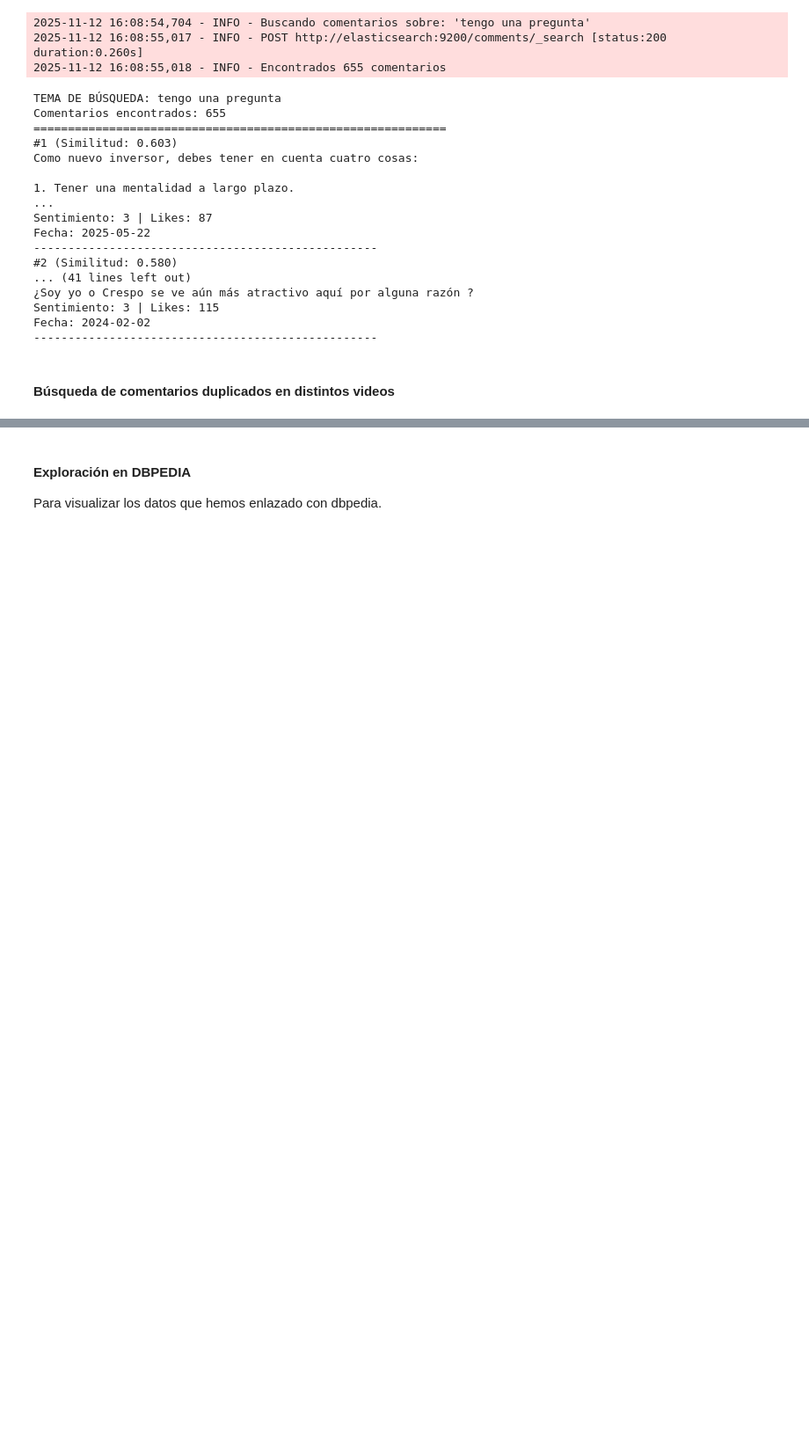
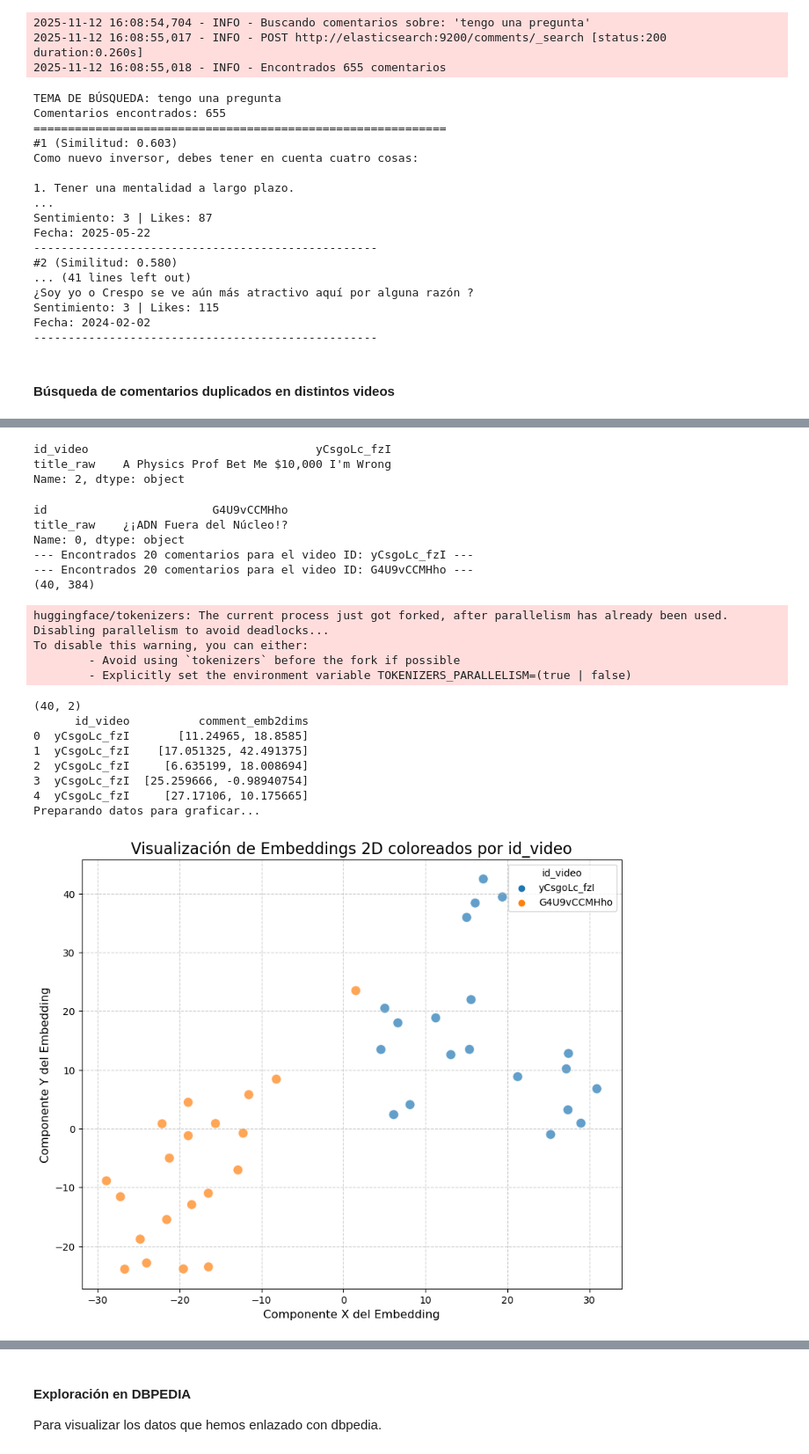
Before and after one commit to Mariogarber/Hackathon_GESTDB, a Jupyter notebook: results/Results.ipynb, the cells around one changed output, grey strips where cells are left out. Shown at 88% size. Cells and saved outputs as stored; diff of their text form; code cells hidden in the pictures; blank space fills up the shorter version.

```diff
--- a/results/Results.ipynb
+++ b/results/Results.ipynb
@@ -1235,0 +1290,15 @@ Successfully installed SPARQLWrapper-2.0.0 isodate-0.7.2 rdflib-7.4.0
+# %%
+def embedding_dimensionality_reduction(embeddings):
+    embs = np.array(embeddings)
+    print(embs.shape)
+    embs_2dims = TSNE(n_components=2, learning_rate='auto',
+                  init='random', perplexity=5).fit_transform(embs)
+    print(embs_2dims.shape)
+    return embs_2dims
+# %%
+def create_dataframe(video_comentarios_emb, video_comentarios_emb2dims):
+    data = []
+    key = list(video_comentarios_emb.keys())[0]
+    for emb in video_comentarios_emb2dims:
+        data.append({'id_video': key, 'comment_emb2dims': emb})
+    return pd.DataFrame(data)
@@ -1235,0 +1337,52 @@ Successfully installed SPARQLWrapper-2.0.0 isodate-0.7.2 rdflib-7.4.0
+# %%
+def compare_video_comments(es, video_iloc):
+    video1 = get_videos(es, size=1500).iloc[video_iloc]
+    print(video1)
+    video2 = video_mas_similar(video1['id_video']).iloc[0][['id','title_raw']]
+    print(video2)
+
+    video1_comments_embs = obtener_comentarios_por_video(es, video1['id_video'])
+    video2_comments_embs = obtener_comentarios_por_video(es, video2['id'])
+
+    n_comments1 = len(list(video1_comments_embs.values())[0])
+    n_comments2 = len(list(video2_comments_embs.values())[0])
+    if n_comments1 < 10 or n_comments2 < 10:
+        pass
+    else:
+        video_comments_embd2dims = embedding_dimensionality_reduction(list(video1_comments_embs.values())[0] + list(video2_comments_embs.values())[0])
+        video1_comments_emb2dims = video_comments_embd2dims[:n_comments1]
+        video2_comments_emb2dims = video_comments_embd2dims[n_comments2:]
+
+        df1_video_comments_emb2dims = create_dataframe(video1_comments_embs, video1_comments_emb2dims)
+        df2_video_comments_emb2dims = create_dataframe(video2_comments_embs, video2_comments_emb2dims)
+
+        df_video_comments_emb2dims = pd.concat([df1_video_comments_emb2dims, df2_video_comments_emb2dims])
+        print(df_video_comments_emb2dims.head())
+
+        return df_video_comments_emb2dims
+# %%
+df_video_comments_emb2dims = compare_video_comments(es, video_iloc=2)
+graficar_embeddings_por_id(df_video_comments_emb2dims, 'comment_emb2dims', 'id_video')
+# %% [output]
+id_video                                 yCsgoLc_fzI
+title_raw    A Physics Prof Bet Me $10,000 I'm Wrong
+Name: 2, dtype: object
+id                        G4U9vCCMHho
+title_raw    ¿¡ADN Fuera del Núcleo!?
+Name: 0, dtype: object
+--- Encontrados 20 comentarios para el video ID: yCsgoLc_fzI ---
+--- Encontrados 20 comentarios para el video ID: G4U9vCCMHho ---
+(40, 384)
+huggingface/tokenizers: The current process just got forked, after parallelism has already been used. Disabling parallelism to avoid deadlocks...
+To disable this warning, you can either:
+        - Avoid using `tokenizers` before the fork if possible
+        - Explicitly set the environment variable TOKENIZERS_PARALLELISM=(true | false)
+(40, 2)
+      id_video          comment_emb2dims
+0  yCsgoLc_fzI       [11.24965, 18.8585]
+1  yCsgoLc_fzI    [17.051325, 42.491375]
+2  yCsgoLc_fzI     [6.635199, 18.008694]
+3  yCsgoLc_fzI  [25.259666, -0.98940754]
+4  yCsgoLc_fzI     [27.17106, 10.175665]
+Preparando datos para graficar...
+[figure, added]
```
Also changed, not shown: parts of 26 cells of this notebook, 2 other files.
